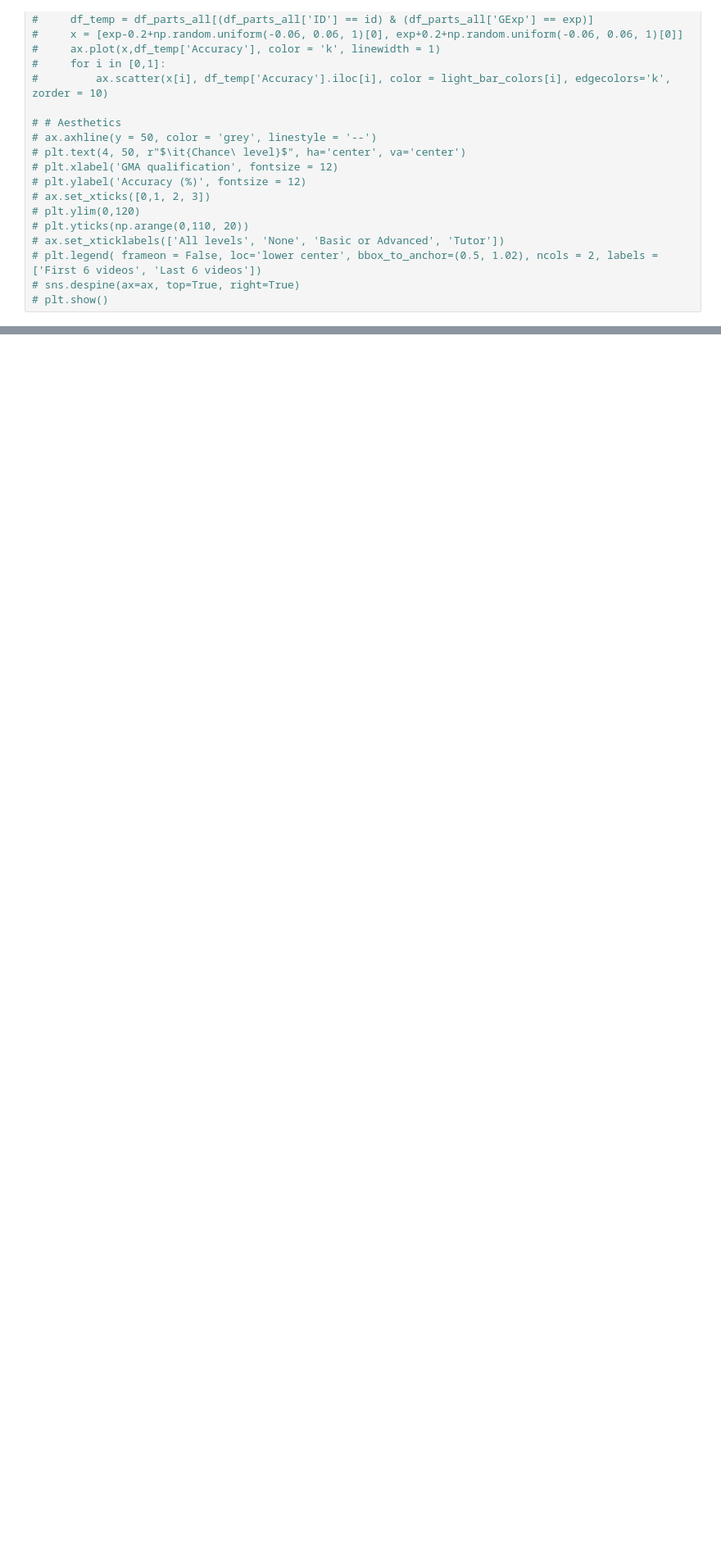
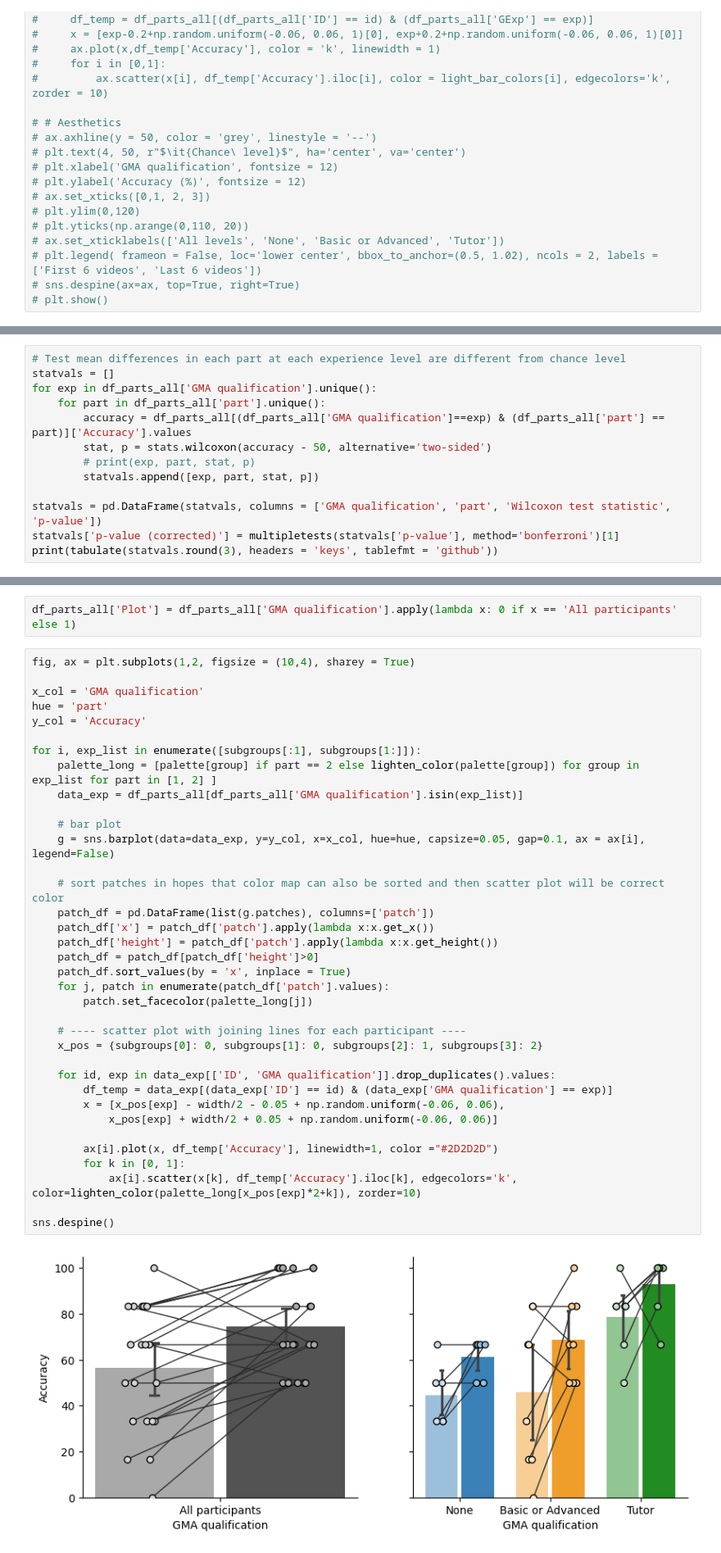
Before and after one commit to kpatsis97/GMA_skeleton_rater, a Jupyter notebook: analysis.ipynb, the cells around one changed output, grey strips where cells are left out. Shown: that part at 82% size. Saved outputs shown, nothing was run; the diff lists cells and outputs as text; blank space fills up the shorter version.

```diff
--- a/analysis.ipynb
+++ b/analysis.ipynb
@@ -1074,0 +1216,13 @@ plt.show()
+# %%
+# Test mean differences in each part at each experience level are different from chance level
+statvals = []
+for exp in df_parts_all['GMA qualification'].unique():
+    for part in df_parts_all['part'].unique():
+        accuracy = df_parts_all[(df_parts_all['GMA qualification']==exp) & (df_parts_all['part'] == part)]['Accuracy'].values
+        stat, p = stats.wilcoxon(accuracy - 50, alternative='two-sided')
+        # print(exp, part, stat, p)
+        statvals.append([exp, part, stat, p])
+
+statvals = pd.DataFrame(statvals, columns = ['GMA qualification', 'part', 'Wilcoxon test statistic', 'p-value'])
+statvals['p-value (corrected)'] = multipletests(statvals['p-value'], method='bonferroni')[1]
+print(tabulate(statvals.round(3), headers = 'keys', tablefmt = 'github'))
@@ -1075,3 +1240,43 @@ plt.show()
+# %%
+df_parts_all['Plot'] = df_parts_all['GMA qualification'].apply(lambda x: 0 if x == 'All participants' else 1)
+# %%
+fig, ax = plt.subplots(1,2, figsize = (10,4), sharey = True)
+
+x_col = 'GMA qualification'
+hue = 'part'
+y_col = 'Accuracy'
+
+for i, exp_list in enumerate([subgroups[:1], subgroups[1:]]):
+    palette_long = [palette[group] if part == 2 else lighten_color(palette[group]) for group in exp_list for part in [1, 2] ]
+    data_exp = df_parts_all[df_parts_all['GMA qualification'].isin(exp_list)]
+
+    # bar plot
+    g = sns.barplot(data=data_exp, y=y_col, x=x_col, hue=hue, capsize=0.05, gap=0.1, ax = ax[i], legend=False)
+
+    # sort patches in hopes that color map can also be sorted and then scatter plot will be correct color
+    patch_df = pd.DataFrame(list(g.patches), columns=['patch'])
+    patch_df['x'] = patch_df['patch'].apply(lambda x:x.get_x())
+    patch_df['height'] = patch_df['patch'].apply(lambda x:x.get_height())
+    patch_df = patch_df[patch_df['height']>0]
+    patch_df.sort_values(by = 'x', inplace = True)
+    for j, patch in enumerate(patch_df['patch'].values):
+        patch.set_facecolor(palette_long[j])
+
+    # ---- scatter plot with joining lines for each participant ----
+    x_pos = {subgroups[0]: 0, subgroups[1]: 0, subgroups[2]: 1, subgroups[3]: 2}
+
+    for id, exp in data_exp[['ID', 'GMA qualification']].drop_duplicates().values:
+        df_temp = data_exp[(data_exp['ID'] == id) & (data_exp['GMA qualification'] == exp)]
+        x = [x_pos[exp] - width/2 - 0.05 + np.random.uniform(-0.06, 0.06),
+            x_pos[exp] + width/2 + 0.05 + np.random.uniform(-0.06, 0.06)]
+
+        ax[i].plot(x, df_temp['Accuracy'], linewidth=1, color ="#2D2D2D")
+        for k in [0, 1]:
+            ax[i].scatter(x[k], df_temp['Accuracy'].iloc[k], edgecolors='k', color=lighten_color(palette_long[x_pos[exp]*2+k]), zorder=10)
+
+sns.despine()
+# %% [output]
+[figure, added]
 # %%
 # Test mean differences in each part at each experience level are different from chance level
 statvals = []
```
Also changed, not shown: parts of 11 cells of this notebook.
